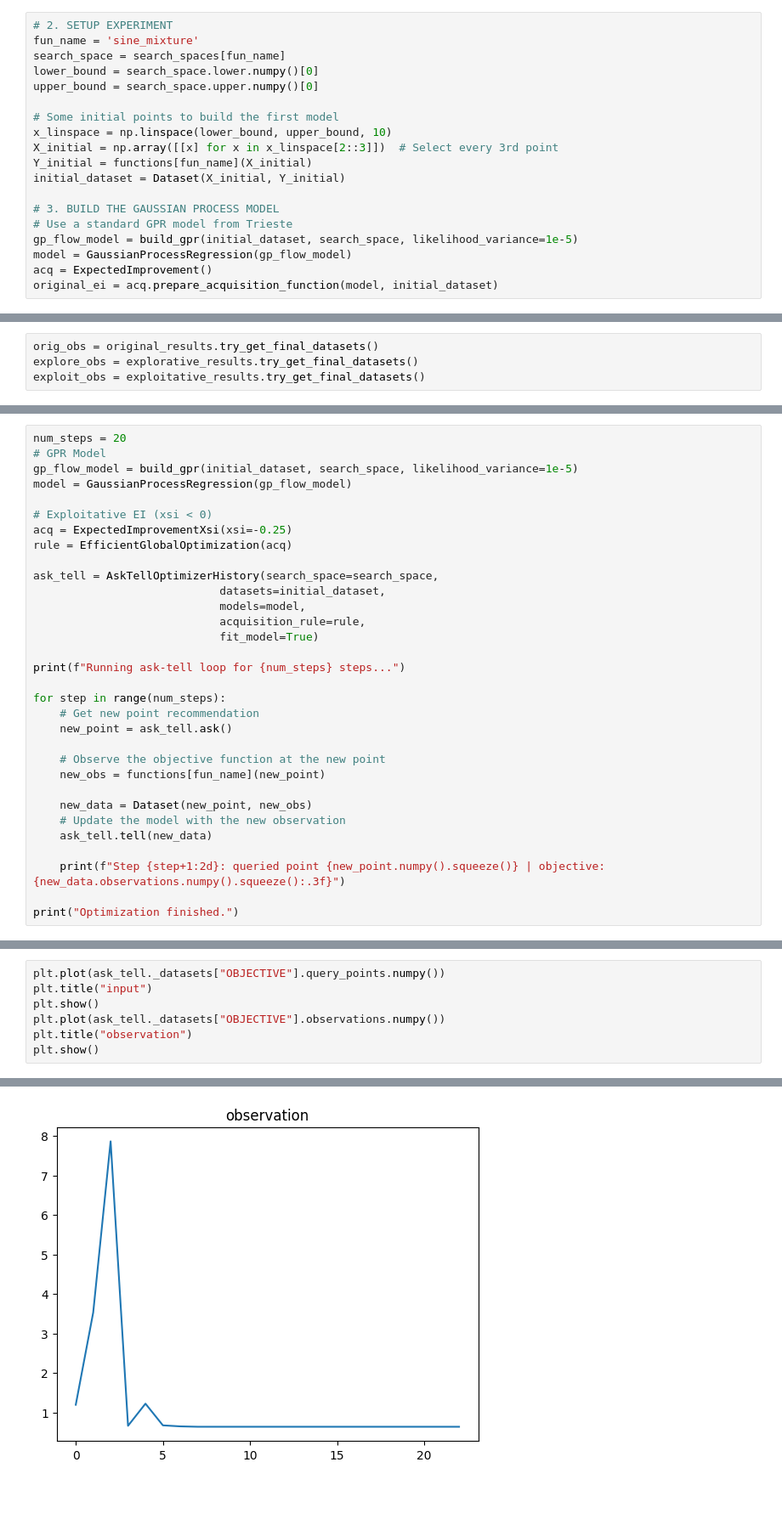
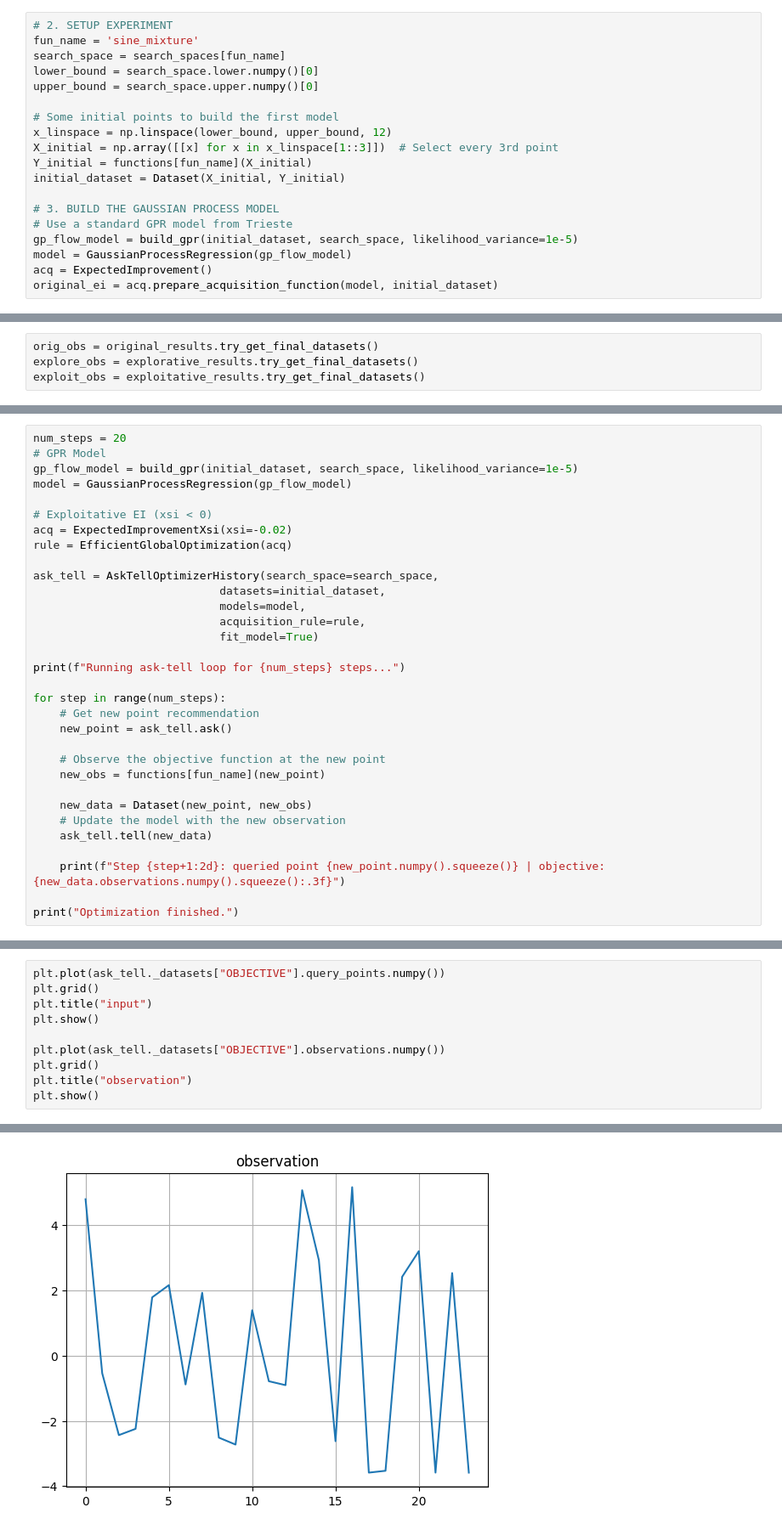
Before and after one commit to predict-idlab/OnlineNeuro, a Jupyter notebook: notebooks/GreedyExpectedImprovement_example.ipynb, the cells around one changed output, grey strips where cells are left out. Shown at 85% size. Saved outputs shown, nothing was run; the diff lists cells and outputs as text; blank space fills up the shorter version.

```diff
--- a/notebooks/GreedyExpectedImprovement_example.ipynb
+++ b/notebooks/GreedyExpectedImprovement_example.ipynb
@@ -78,8 +85,8 @@ lower_bound = search_space.lower.numpy()[0]
 upper_bound = search_space.upper.numpy()[0]
 
 # Some initial points to build the first model
-x_linspace = np.linspace(lower_bound, upper_bound, 10)
-X_initial = np.array([[x] for x in x_linspace[2::3]])  # Select every 3rd point
+x_linspace = np.linspace(lower_bound, upper_bound, 12)
+X_initial = np.array([[x] for x in x_linspace[1::3]])  # Select every 3rd point
 Y_initial = functions[fun_name](X_initial)
 initial_dataset = Dataset(X_initial, Y_initial)
 
@@ -250,7 +258,7 @@ gp_flow_model = build_gpr(initial_dataset, search_space, likelihood_variance=1e-
 model = GaussianProcessRegression(gp_flow_model)
 
 # Exploitative EI (xsi < 0)
-acq = ExpectedImprovementXsi(xsi=-0.25)
+acq = ExpectedImprovementXsi(xsi=-0.02)
 rule = EfficientGlobalOptimization(acq)
 
 ask_tell = AskTellOptimizerHistory(search_space=search_space,
@@ -296,8 +303,11 @@ Optimization finished.
 # %%
 plt.plot(ask_tell._datasets["OBJECTIVE"].query_points.numpy())
+plt.grid()
 plt.title("input")
 plt.show()
+
 plt.plot(ask_tell._datasets["OBJECTIVE"].observations.numpy())
+plt.grid()
 plt.title("observation")
 plt.show()
 # %% [output]
@@ -305 +315 @@ plt.show()
-[figure, old version]
+[figure, new version]
```
Also changed, not shown: parts of 14 cells of this notebook.
